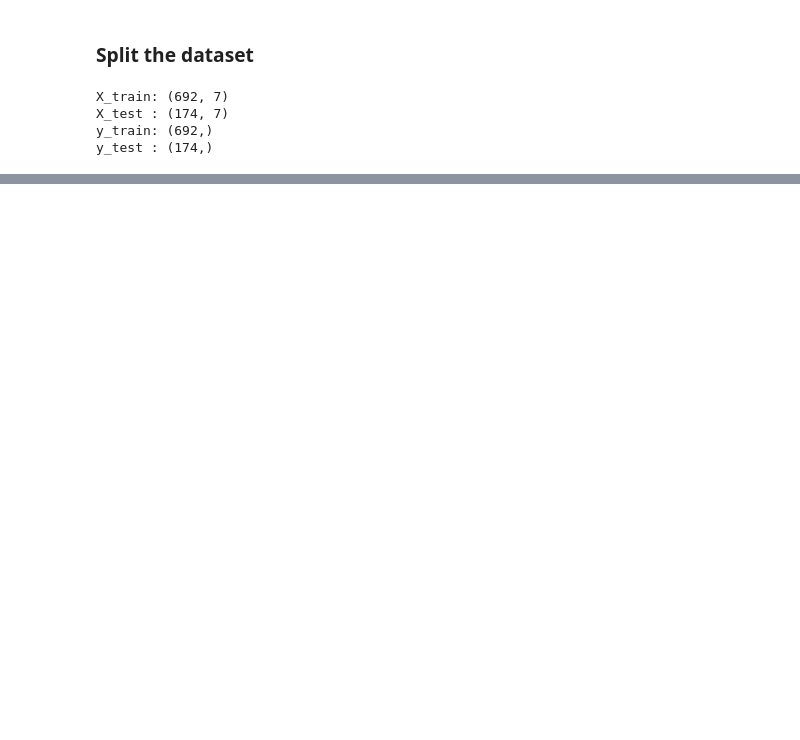
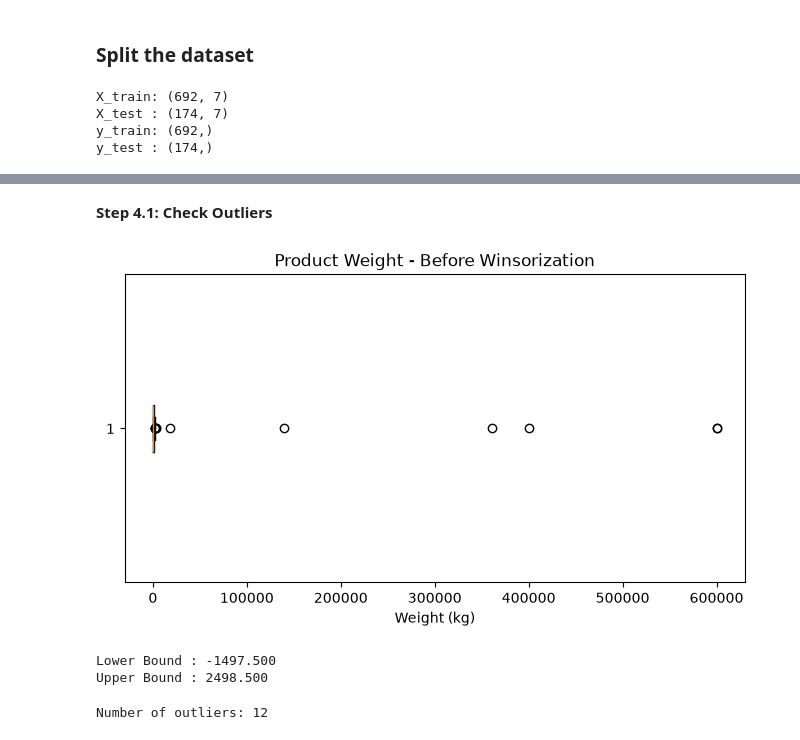
Before and after one commit to fatemajannat9/hi, a Jupyter notebook: pre-eng (1) (1).ipynb, the cells around one changed output, grey strips where cells are left out. Cells and saved outputs as stored; diff of their text form; code cells hidden in the pictures; blank space fills up the shorter version.

Commit message:
step-05

```diff
--- a/pre-eng (1) (1).ipynb
+++ b/pre-eng (1) (1).ipynb
@@ -572,0 +454,4 @@ PCF: 122 outliers
+# %%
+##
+industry_counts = X_train["Industry"].value_counts()
+industry_counts
@@ -572,0 +476,3 @@ PCF: 122 outliers
+# %%
+rare_industries = industry_counts[industry_counts < 10].index
+rare_industries
@@ -572,0 +489,10 @@ PCF: 122 outliers
+# %%
+X_train["Industry"] = X_train["Industry"].replace(
+    rare_industries,
+    "Other"
+)
+
+X_test["Industry"] = X_test["Industry"].replace(
+    rare_industries,
+    "Other"
+)
@@ -572,0 +539,18 @@ PCF: 122 outliers
+# %%
+top_protocols = [
+    "ISO",
+    "Not reported",
+    "GHGP",
+    "PAS2050",
+    "TRACI 2.1"
+]
+
+X_train["PCF_Protocol"] = X_train["PCF_Protocol"].where(
+    X_train["PCF_Protocol"].isin(top_protocols),
+    "Other"
+)
+
+X_test["PCF_Protocol"] = X_test["PCF_Protocol"].where(
+    X_test["PCF_Protocol"].isin(top_protocols),
+    "Other"
+)
@@ -572,0 +648,35 @@ PCF: 122 outliers
+# %% [markdown]
+**Step 4.1: Check Outliers**
+# %%
+import matplotlib.pyplot as plt
+
+plt.figure(figsize=(8,4))
+plt.boxplot(X_train["Product_Weight"], vert=False)
+plt.title("Product Weight - Before Winsorization")
+plt.xlabel("Weight (kg)")
+plt.show()
+# %% [output]
+[figure, added]
+# %%
+Q1 = X_train["Product_Weight"].quantile(0.25)
+Q3 = X_train["Product_Weight"].quantile(0.75)
+
+IQR = Q3 - Q1
+
+lower = Q1 - 1.5 * IQR
+upper = Q3 + 1.5 * IQR
+
+print(f"Lower Bound : {lower:.3f}")
+print(f"Upper Bound : {upper:.3f}")
+# %% [output]
+Lower Bound : -1497.500
+Upper Bound : 2498.500
+# %%
+outliers = X_train[
+    (X_train["Product_Weight"] < lower) |
+    (X_train["Product_Weight"] > upper)
+]
+
+print("Number of outliers:", len(outliers))
+# %% [output]
+Number of outliers: 12
```
Also changed, not shown: parts of 56 cells of this notebook, 3 other files.
